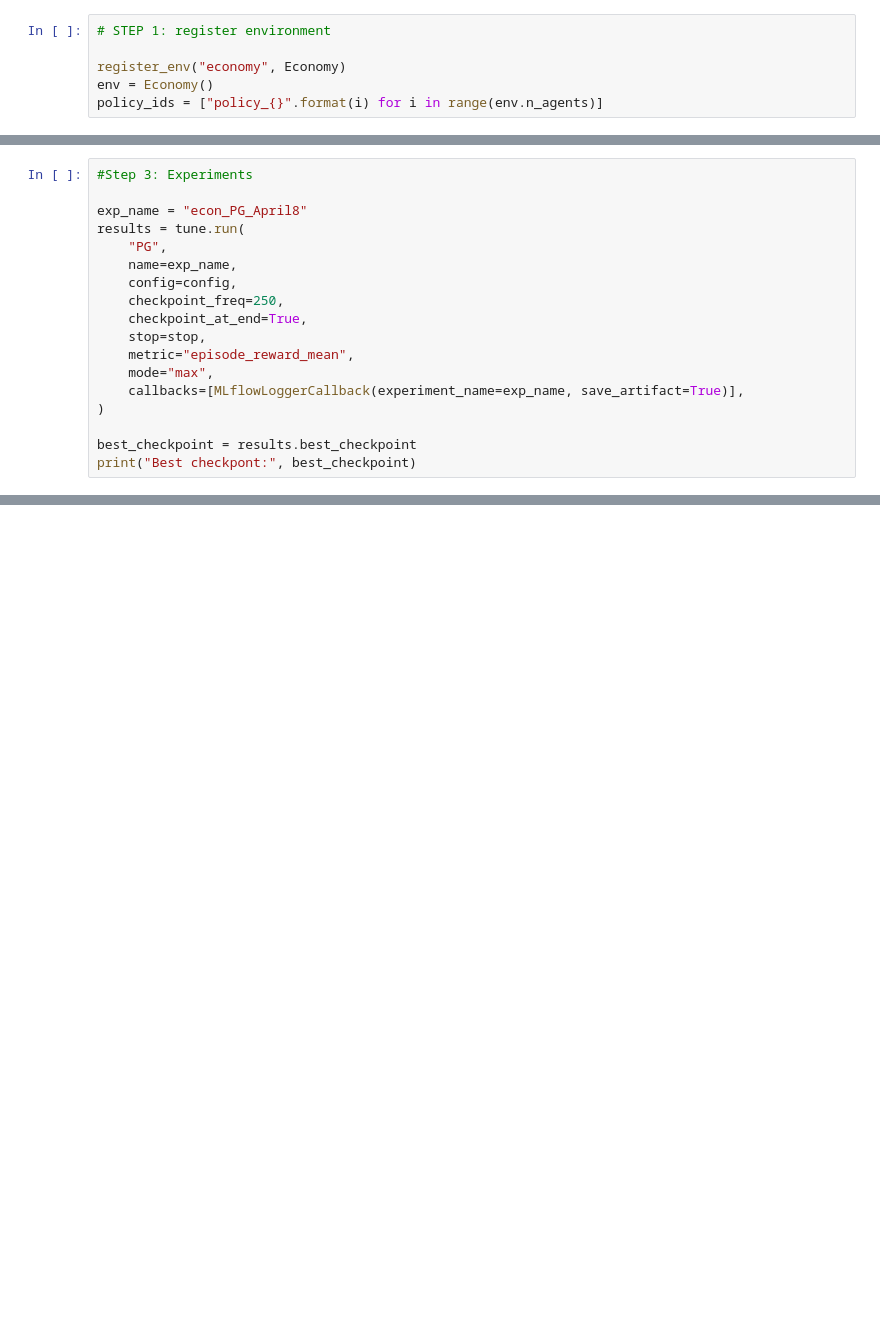
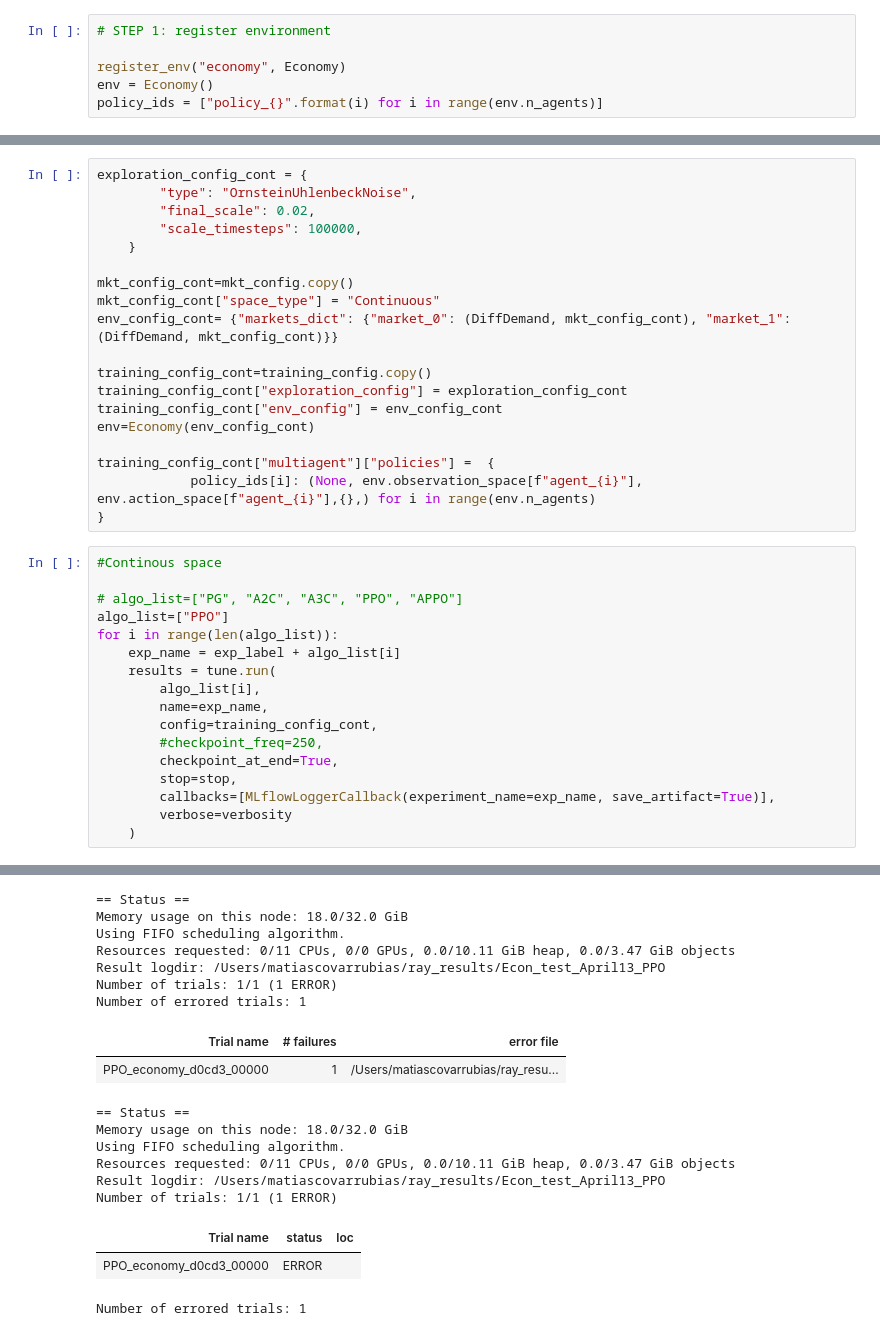
Before and after one commit to marketsAI/marketsAI, a Jupyter notebook: marketsai/experiments/run_economy.ipynb, the cells around one changed output, grey strips where cells are left out. Saved outputs shown, nothing was run; the diff lists cells and outputs as text; blank space fills up the shorter version.

```diff
--- a/marketsai/experiments/run_economy.ipynb
+++ b/marketsai/experiments/run_economy.ipynb
@@ -90,18 +192,37 @@ print(np.sum(env.observation_space["agent_0"].nvec))
+# %%
+exploration_config_cont = {
+        "type": "OrnsteinUhlenbeckNoise",
+        "final_scale": 0.02,
+        "scale_timesteps": 100000,
+    }
+
+mkt_config_cont=mkt_config.copy()
+mkt_config_cont["space_type"] = "Continuous"
+env_config_cont= {"markets_dict": {"market_0": (DiffDemand, mkt_config_cont), "market_1": (DiffDemand, mkt_config_cont)}}
+
+training_config_cont=training_config.copy()
+training_config_cont["exploration_config"] = exploration_config_cont
+training_config_cont["env_config"] = env_config_cont
+env=Economy(env_config_cont)
+
+training_config_cont["multiagent"]["policies"] =  {
+            policy_ids[i]: (None, env.observation_space[f"agent_{i}"], env.action_space[f"agent_{i}"],{},) for i in range(env.n_agents)
+}
 # %%
-#Step 3: Experiments
+#Continous space
 
-exp_name = "econ_PG_April8"
-results = tune.run(
-    "PG",
-    name=exp_name,
-    config=config,
-    checkpoint_freq=250,
-    checkpoint_at_end=True,
-    stop=stop,
-    metric="episode_reward_mean",
-    mode="max",
-    callbacks=[MLflowLoggerCallback(experiment_name=exp_name, save_artifact=True)],
-)
-
-best_checkpoint = results.best_checkpoint
-print("Best checkpont:", best_checkpoint)
+# algo_list=["PG", "A2C", "A3C", "PPO", "APPO"]
+algo_list=["PPO"]
+for i in range(len(algo_list)):
+    exp_name = exp_label + algo_list[i]
+    results = tune.run(
+        algo_list[i],
+        name=exp_name,
+        config=training_config_cont,
+        #checkpoint_freq=250,
+        checkpoint_at_end=True,
+        stop=stop,
+        callbacks=[MLflowLoggerCallback(experiment_name=exp_name, save_artifact=True)],
+        verbose=verbosity
+    )
+# %% [output]
@@ -107,0 +252,18 @@ print("Best checkpont:", best_checkpoint)
+== Status ==
+Memory usage on this node: 18.0/32.0 GiB
+Using FIFO scheduling algorithm.
+Resources requested: 0/11 CPUs, 0/0 GPUs, 0.0/10.11 GiB heap, 0.0/3.47 GiB objects
+Result logdir: /Users/matiascovarrubias/ray_results/Econ_test_April13_PPO
+Number of trials: 1/1 (1 ERROR)
+Number of errored trials: 1
+| Trial name | # failures | error file |
+| PPO_economy_d0cd3_00000 | 1 | /Users/matiascovarrubias/ray_resu... |
+== Status ==
+Memory usage on this node: 18.0/32.0 GiB
+Using FIFO scheduling algorithm.
+Resources requested: 0/11 CPUs, 0/0 GPUs, 0.0/10.11 GiB heap, 0.0/3.47 GiB objects
+Result logdir: /Users/matiascovarrubias/ray_results/Econ_test_April13_PPO
+Number of trials: 1/1 (1 ERROR)
+| Trial name | status | loc |
+| PPO_economy_d0cd3_00000 | ERROR |  |
+Number of errored trials: 1
```
Also changed, not shown: parts of 10 cells of this notebook, 6 other files.
